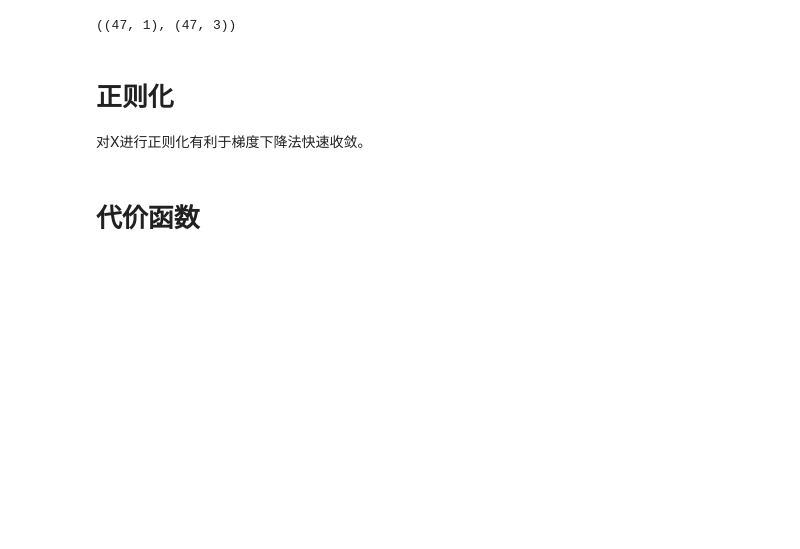
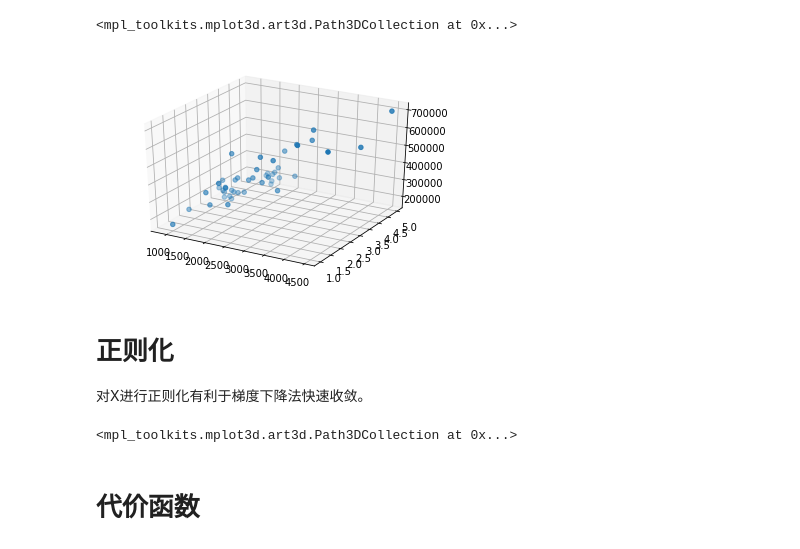
Before and after one commit to mvpboss1004/coursera_andrewng_ml, a Jupyter notebook: machine-learning-ex1/ex1/ex1.ipynb, the cells around one changed output. Cells and saved outputs as stored; diff of their text form; code cells hidden in the pictures; blank space fills up the shorter version.

```diff
--- a/machine-learning-ex1/ex1/ex1.ipynb
+++ b/machine-learning-ex1/ex1/ex1.ipynb
@@ -1,20 +1,30 @@
 # %%
+%matplotlib inline
 import numpy as np
 import matplotlib.pyplot as plt
 from mpl_toolkits.mplot3d import Axes3D
 from sklearn.preprocessing import StandardScaler
 raw_data = np.loadtxt('ex1data2.txt', delimiter=',')
 m = len(raw_data)
 X = np.mat([np.ones(m), raw_data[:,0], raw_data[:,1]]).reshape(m,3)
 y = np.mat(raw_data[:,2]).reshape(m,1)
+fig = plt.figure()
+ax = fig.add_subplot(111, projection='3d')
+ax.scatter(raw_data[:,0], raw_data[:,1], raw_data[:,2])
 # %% [output]
-((47, 1), (47, 3))
+<mpl_toolkits.mplot3d.art3d.Path3DCollection at 0x...>
+[figure, added]
 # %% [markdown]
 # 正则化
 对X进行正则化有利于梯度下降法快速收敛。
 # %%
+%matplotlib inline
 scaler = StandardScaler().fit(X)
 X = np.mat(scaler.transform(X))
+ax = fig.add_subplot(111, projection='3d')
+ax.scatter(X[:,1], X[:,2], y)
+# %% [output]
+<mpl_toolkits.mplot3d.art3d.Path3DCollection at 0x...>
 # %% [markdown]
 # 代价函数
 # %%
```
Also changed, not shown: parts of 2 cells of this notebook.
